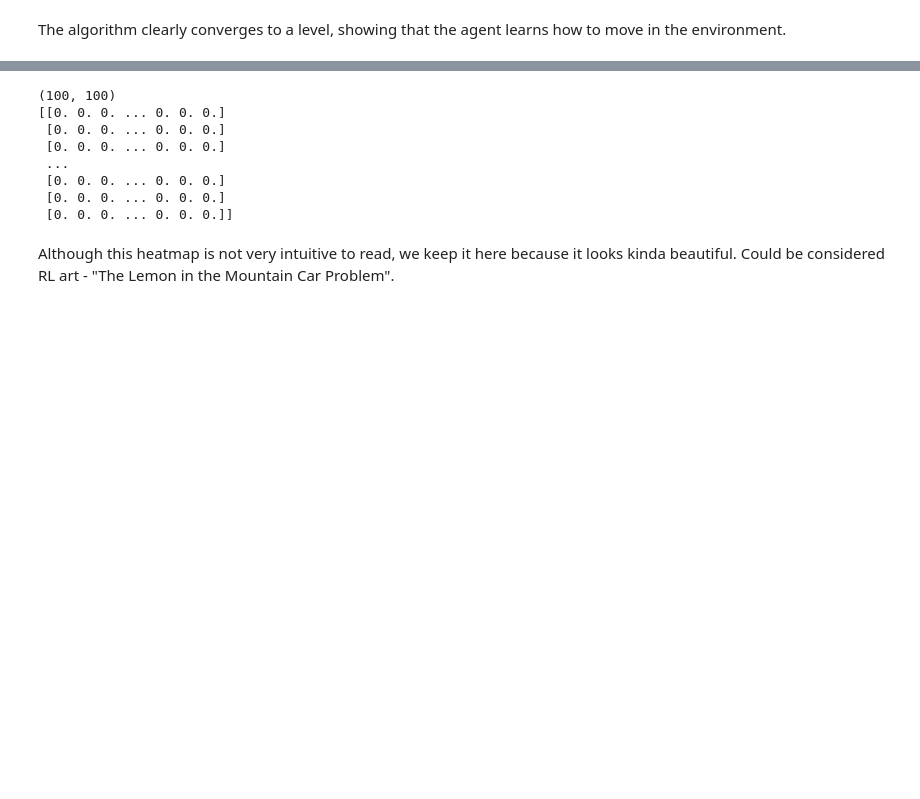
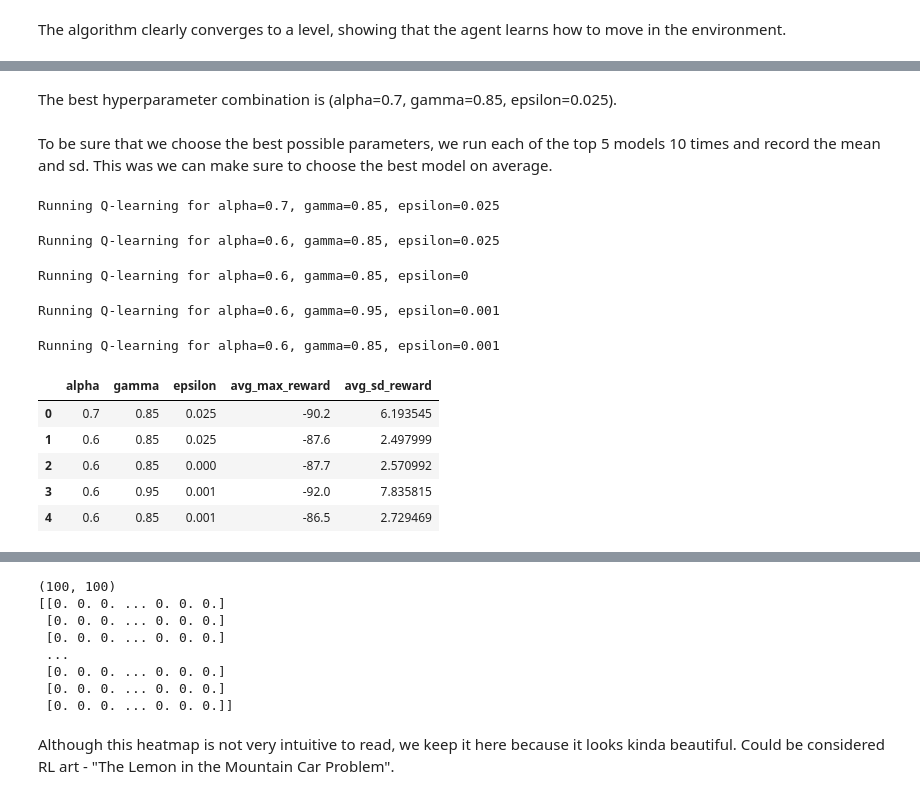
Before and after one commit to eduardotanqueiro/Project3-AAA, a Jupyter notebook: src/AAA2324_P3_62515_62928.ipynb, the cells around one changed output, grey strips where cells are left out. Cells and saved outputs as stored; diff of their text form; code cells hidden in the pictures; blank space fills up the shorter version.

```diff
--- a/src/AAA2324_P3_62515_62928.ipynb
+++ b/src/AAA2324_P3_62515_62928.ipynb
@@ -312,0 +367,56 @@ The algorithm clearly converges to a level, showing that the agent learns how to
+# %% [markdown]
+The best hyperparameter combination is (alpha=0.7, gamma=0.85, epsilon=0.025).
+# %% [markdown]
+To be sure that we choose the best possible parameters, we run each of the top 5 models 10 times and record the mean and sd. This was we can make sure to choose the best model on average.
+# %%
+# Run top 5 models, 10 times each and record mean and sd of max reward
+
+# Initialize dataframe for results
+results_df = pd.DataFrame(columns=["alpha", "gamma", "epsilon", "avg_max_reward", "avg_sd_reward"])
+
+# Model params
+model1 = [0.7, 0.85, 0.025]
+model2 = [0.6, 0.85, 0.025]
+model3 = [0.6, 0.85, 0]
+model4 = [0.6, 0.95, 0.001]
+model5 = [0.6, 0.85, 0.001]
+
+models = [model1, model2, model3, model4, model5]
+
+# Loop through models
+for m in models:
+    alpha = m[0]
+    gamma = m[1]
+    epsilon = m[2]
+
+    print(f"Running Q-learning for alpha={alpha}, gamma={gamma}, epsilon={epsilon}")
+
+    # Run model 10 times
+    max_rewards = []
+
+    for i in tqdm(range(10), desc='Runs'):
+        q_table, total_rewards, steps = run_q_learning(env, alpha, gamma, epsilon, num_episodes, num_steps, position_batches, velocity_batches)
+        max_rewards.append(max(total_rewards))
+
+    # Append results
+    results_df = pd.concat([results_df, pd.DataFrame({
+        "alpha": [alpha],
+        "gamma": [gamma],
+        "epsilon": [epsilon],
+        "avg_max_reward": [np.mean(max_rewards)],
+        "avg_sd_reward": [np.std(max_rewards)]
+    })], ignore_index=True)
+
+display(results_df)
+# %% [output]
+Running Q-learning for alpha=0.7, gamma=0.85, epsilon=0.025
+Running Q-learning for alpha=0.6, gamma=0.85, epsilon=0.025
+Running Q-learning for alpha=0.6, gamma=0.85, epsilon=0
+Running Q-learning for alpha=0.6, gamma=0.95, epsilon=0.001
+Running Q-learning for alpha=0.6, gamma=0.85, epsilon=0.001
+|  | alpha | gamma | epsilon | avg_max_reward | avg_sd_reward |
+| 0 | 0.7 | 0.85 | 0.025 | -90.2 | 6.193545 |
+| 1 | 0.6 | 0.85 | 0.025 | -87.6 | 2.497999 |
+| 2 | 0.6 | 0.85 | 0.000 | -87.7 | 2.570992 |
+| 3 | 0.6 | 0.95 | 0.001 | -92.0 | 7.835815 |
+| 4 | 0.6 | 0.85 | 0.001 | -86.5 | 2.729469 |
```
Also changed, not shown: parts of 20 cells of this notebook, 4 other files.
